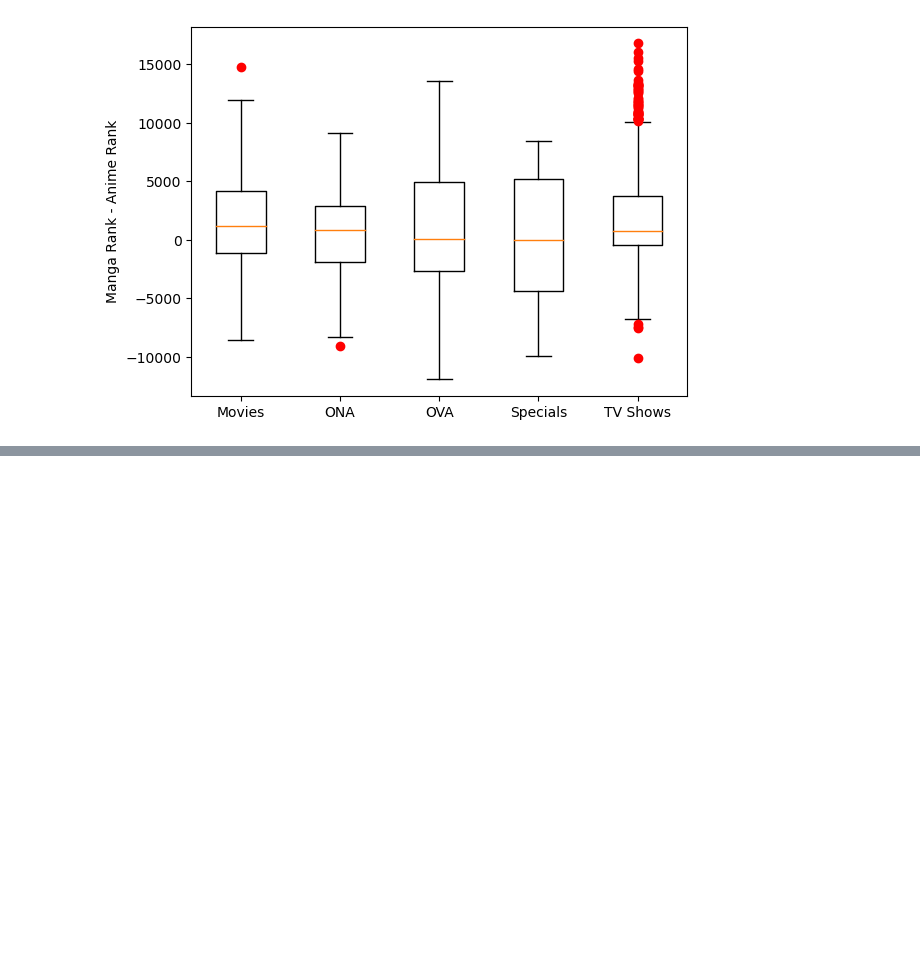
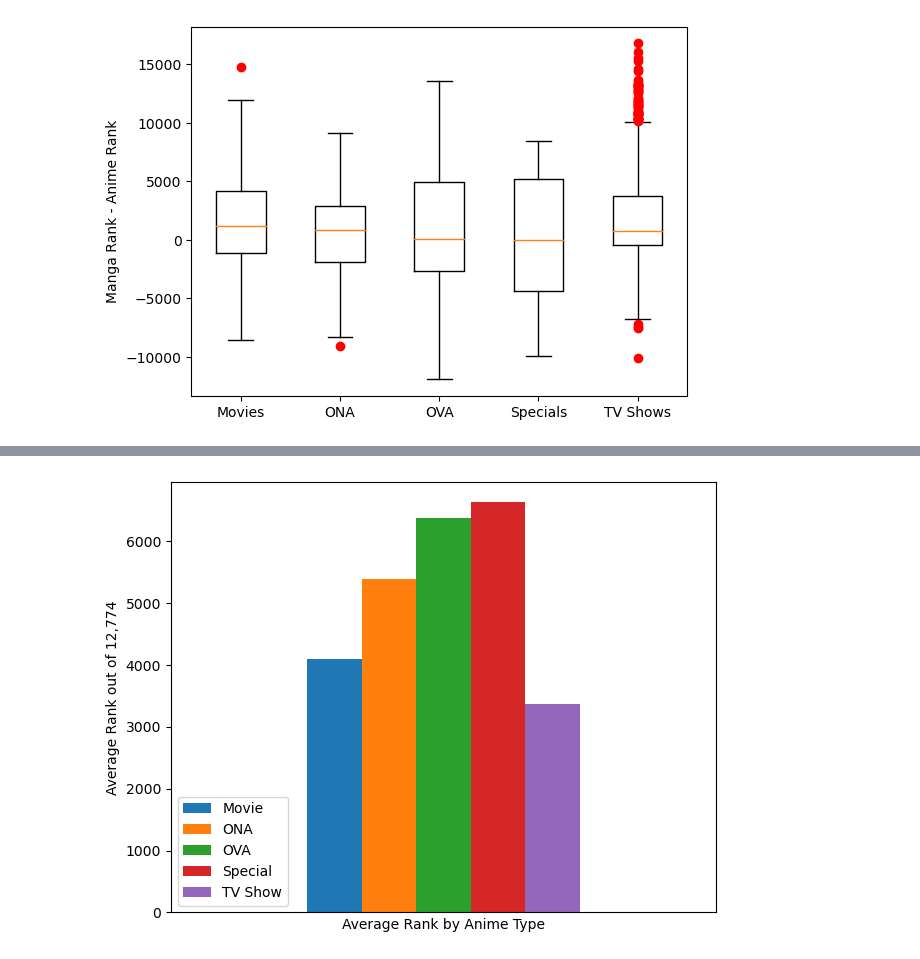
Before and after one commit to adunlap2/Project_1, a Jupyter notebook: Rank_Sorter.ipynb, the cells around one changed output, grey strips where cells are left out. Cells and saved outputs as stored; diff of their text form; code cells hidden in the pictures; blank space fills up the shorter version.

```diff
--- a/Rank_Sorter.ipynb
+++ b/Rank_Sorter.ipynb
@@ -113,0 +136,22 @@ AttributeError: 'list' object has no attribute 'plot'
+# %%
+mov_ranks_avg = movies["Anime Rank"].mean()
+ona_ranks_avg = ona["Anime Rank"].mean()
+ova_ranks_avg = ova["Anime Rank"].mean()
+spe_ranks_avg = special["Anime Rank"].mean()
+tv_ranks_avg = tv["Anime Rank"].mean()
+
+avg_rank = pd.DataFrame({"Movie":[mov_ranks_avg], "ONA":[ona_ranks_avg],
+                          "OVA":[ova_ranks_avg], "Special":[spe_ranks_avg],
+                          "TV Show":[tv_ranks_avg]})
+avg_rank.plot(kind="bar")
+
+plt.xlabel("Average Rank by Anime Type")
+plt.ylabel("Average Rank out of 12,774")
+plt.tick_params(axis='x',bottom=False,labelbottom=False )
+plt.legend(loc = "lower left")
+
+plt.savefig("avg_rank_bar.png")
+plt.tight_layout()
+plt.show()
+# %% [output]
+[figure, added]
```
Also changed, not shown: parts of 4 cells of this notebook, 4 other files.
